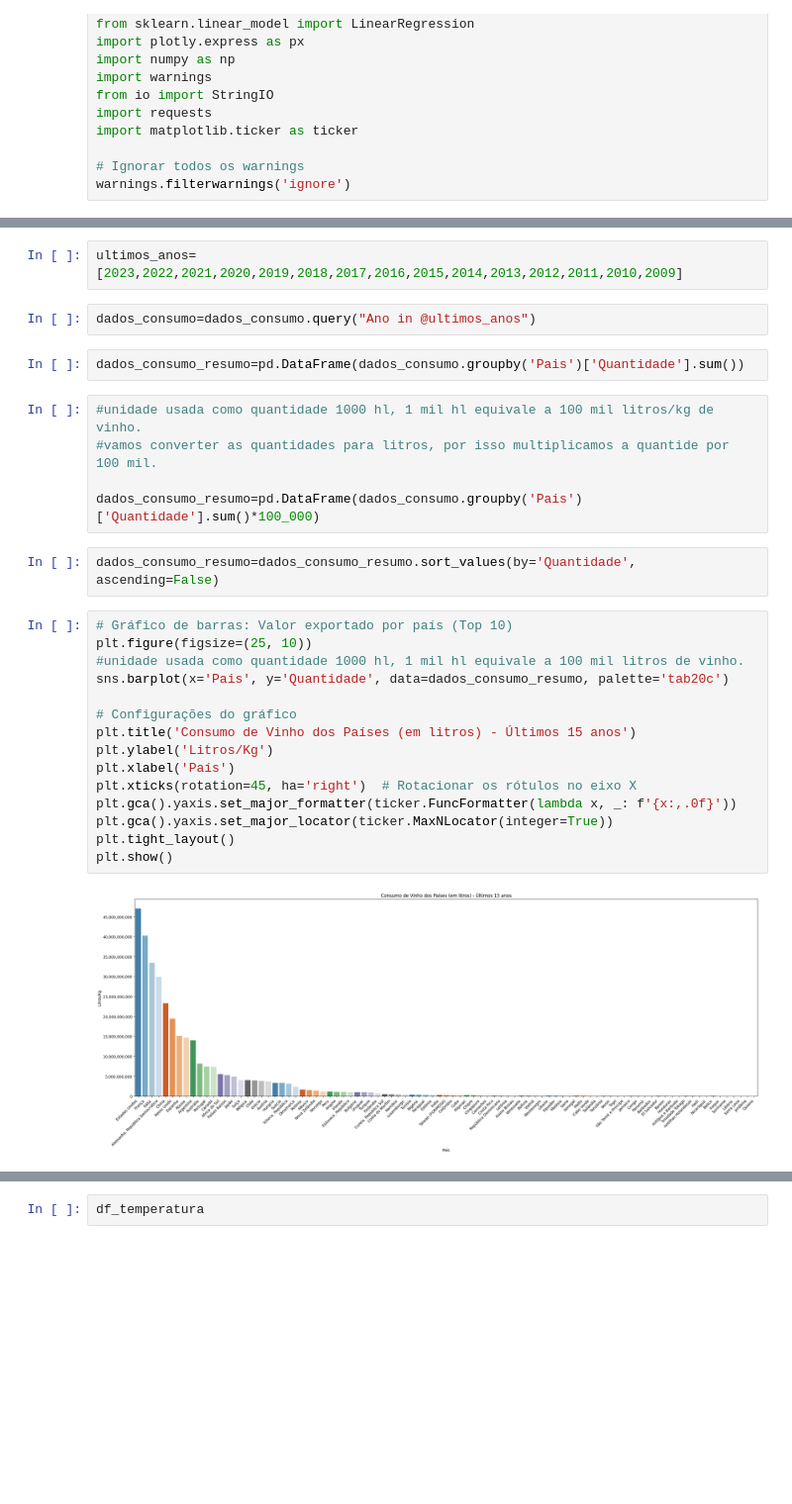
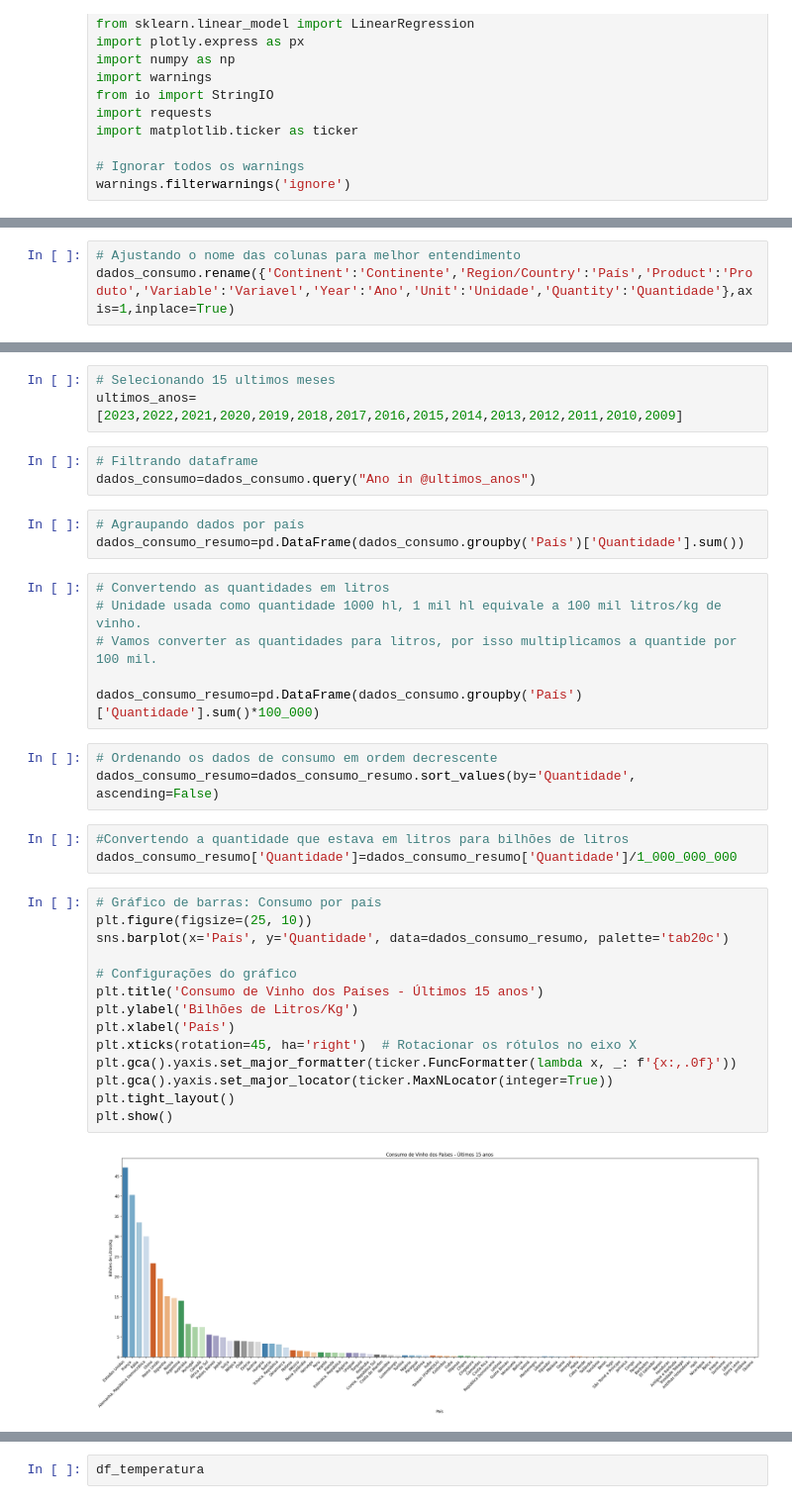
Before and after one commit to rodrigosilvacio/data-repository, a Jupyter notebook: Tech_Challenge_Python.ipynb, the cells around one changed output, grey strips where cells are left out. Shown at 99% size. Drawn from its saved outputs; the diff is of its cells as text; blank space fills up the shorter version.

```diff
--- a/Tech_Challenge_Python.ipynb
+++ b/Tech_Challenge_Python.ipynb
@@ -3192,3 +3709,6 @@ dados_consumo.rename({'Continent':'Continente','Region/Country':'Pais','Product'
+# %%
+# Ajustando o nome das colunas para melhor entendimento
+dados_consumo.rename({'Continent':'Continente','Region/Country':'País','Product':'Produto','Variable':'Variavel','Year':'Ano','Unit':'Unidade','Quantity':'Quantidade'},axis=1,inplace=True)
 # %%
 dados_consumo
 # %% [output]
@@ -3208,30 +3730,37 @@ dados_consumo
 # %%
+# Selecionando 15 ultimos meses
 ultimos_anos=[2023,2022,2021,2020,2019,2018,2017,2016,2015,2014,2013,2012,2011,2010,2009]
 # %%
+# Filtrando dataframe
 dados_consumo=dados_consumo.query("Ano in @ultimos_anos")
 # %%
-dados_consumo_resumo=pd.DataFrame(dados_consumo.groupby('Pais')['Quantidade'].sum())
+# Agraupando dados por país
+dados_consumo_resumo=pd.DataFrame(dados_consumo.groupby('País')['Quantidade'].sum())
 # %%
-#unidade usada como quantidade 1000 hl, 1 mil hl equivale a 100 mil litros/kg de vinho.
-#vamos converter as quantidades para litros, por isso multiplicamos a quantide por 100 mil.
+# Convertendo as quantidades em litros
+# Unidade usada como quantidade 1000 hl, 1 mil hl equivale a 100 mil litros/kg de vinho.
+# Vamos converter as quantidades para litros, por isso multiplicamos a quantide por 100 mil.
 
-dados_consumo_resumo=pd.DataFrame(dados_consumo.groupby('Pais')['Quantidade'].sum()*100_000)
+dados_consumo_resumo=pd.DataFrame(dados_consumo.groupby('País')['Quantidade'].sum()*100_000)
 # %%
+# Ordenando os dados de consumo em ordem decrescente
 dados_consumo_resumo=dados_consumo_resumo.sort_values(by='Quantidade', ascending=False)
+# %%
+#Convertendo a quantidade que estava em litros para bilhões de litros
+dados_consumo_resumo['Quantidade']=dados_consumo_resumo['Quantidade']/1_000_000_000
 # %%
-# Gráfico de barras: Valor exportado por país (Top 10)
+# Gráfico de barras: Consumo por país
 plt.figure(figsize=(25, 10))
-#unidade usada como quantidade 1000 hl, 1 mil hl equivale a 100 mil litros de vinho.
-sns.barplot(x='Pais', y='Quantidade', data=dados_consumo_resumo, palette='tab20c')
+sns.barplot(x='País', y='Quantidade', data=dados_consumo_resumo, palette='tab20c')
 
 # Configurações do gráfico
-plt.title('Consumo de Vinho dos Países (em litros) - Últimos 15 anos')
-plt.ylabel('Litros/Kg')
+plt.title('Consumo de Vinho dos Países - Últimos 15 anos')
+plt.ylabel('Bilhões de Litros/Kg')
 plt.xlabel('País')
 plt.xticks(rotation=45, ha='right')  # Rotacionar os rótulos no eixo X
 plt.gca().yaxis.set_major_formatter(ticker.FuncFormatter(lambda x, _: f'{x:,.0f}'))
 plt.gca().yaxis.set_major_locator(ticker.MaxNLocator(integer=True))
 plt.tight_layout()
 plt.show()
 # %% [output]
-[figure, old version]
+[figure, new version]
```
Also changed, not shown: parts of 174 cells of this notebook.
